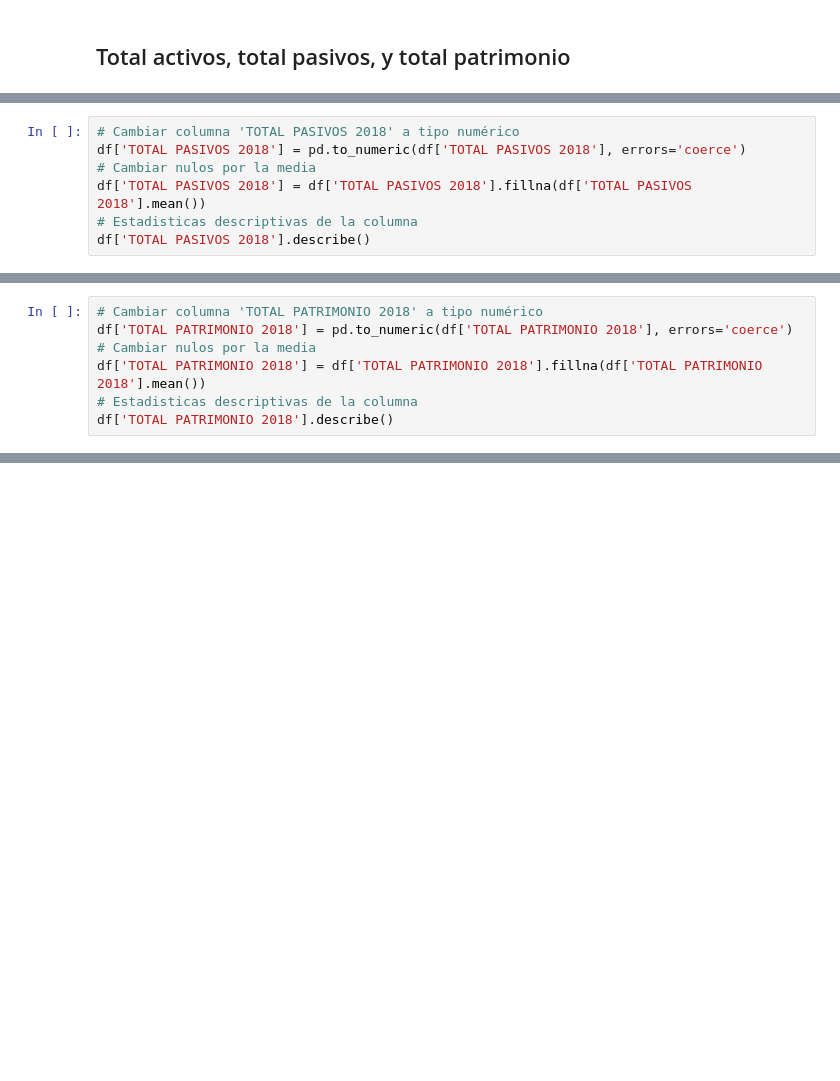
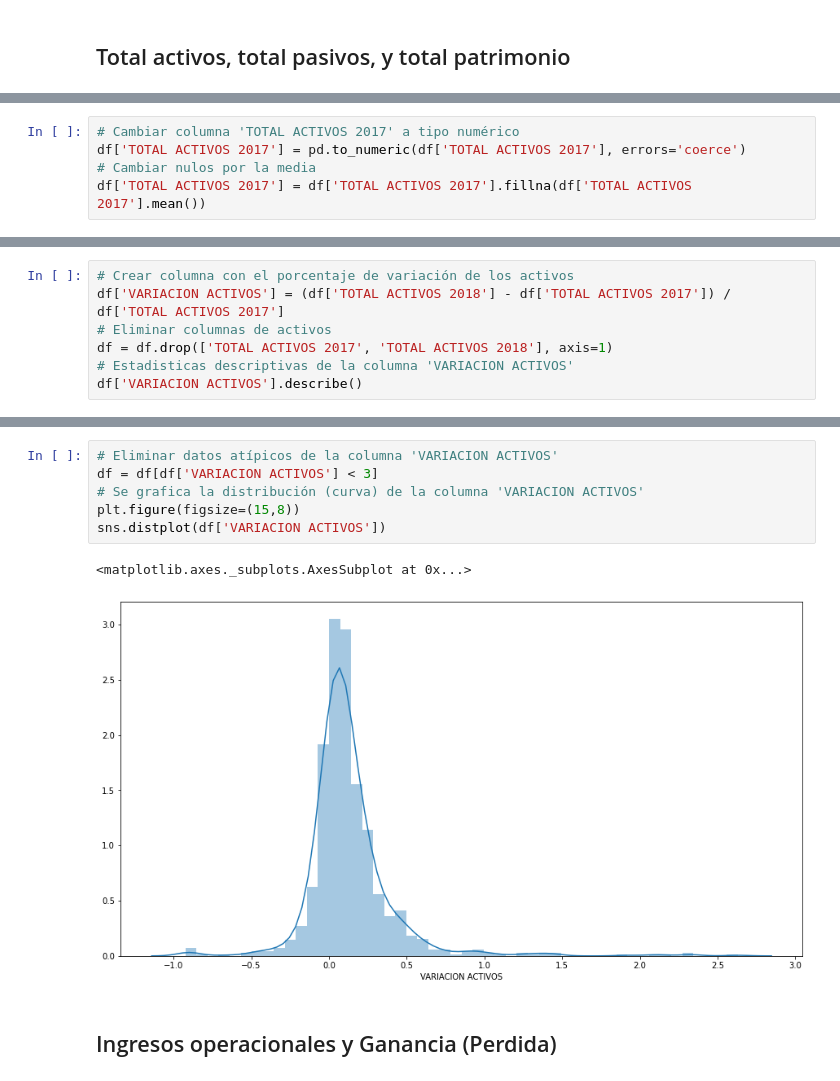
Before and after one commit to JESUSDAVIDBARRIOS/repo_labs_BI, a Jupyter notebook: lab2/entendimiento_limpieza.ipynb, the cells around one changed output, grey strips where cells are left out. Drawn from its saved outputs; the diff is of its cells as text; blank space fills up the shorter version.

```diff
--- a/lab2/entendimiento_limpieza.ipynb
+++ b/lab2/entendimiento_limpieza.ipynb
@@ -391,3 +314,8 @@ Name: GANANCIA (PERDIDA) 2018, dtype: float64
+# %%
+# Cambiar columna 'TOTAL ACTIVOS 2017' a tipo numérico
+df['TOTAL ACTIVOS 2017'] = pd.to_numeric(df['TOTAL ACTIVOS 2017'], errors='coerce')
+# Cambiar nulos por la media
+df['TOTAL ACTIVOS 2017'] = df['TOTAL ACTIVOS 2017'].fillna(df['TOTAL ACTIVOS 2017'].mean())
 # %%
 # Cambiar columna 'TOTAL ACTIVOS 2018' a tipo numérico
 df['TOTAL ACTIVOS 2018'] = pd.to_numeric(df['TOTAL ACTIVOS 2018'], errors='coerce')
@@ -408,7 +323,0 @@ Name: TOTAL ACTIVOS 2018, dtype: float64
-# %%
-# Cambiar columna 'TOTAL PASIVOS 2018' a tipo numérico
-df['TOTAL PASIVOS 2018'] = pd.to_numeric(df['TOTAL PASIVOS 2018'], errors='coerce')
-# Cambiar nulos por la media
-df['TOTAL PASIVOS 2018'] = df['TOTAL PASIVOS 2018'].fillna(df['TOTAL PASIVOS 2018'].mean())
-# Estadisticas descriptivas de la columna
-df['TOTAL PASIVOS 2018'].describe()
@@ -425,7 +323,0 @@ Name: TOTAL PASIVOS 2018, dtype: float64
-# %%
-# Cambiar columna 'TOTAL PATRIMONIO 2018' a tipo numérico
-df['TOTAL PATRIMONIO 2018'] = pd.to_numeric(df['TOTAL PATRIMONIO 2018'], errors='coerce')
-# Cambiar nulos por la media
-df['TOTAL PATRIMONIO 2018'] = df['TOTAL PATRIMONIO 2018'].fillna(df['TOTAL PATRIMONIO 2018'].mean())
-# Estadisticas descriptivas de la columna
-df['TOTAL PATRIMONIO 2018'].describe()
@@ -441,0 +324,7 @@ Name: TOTAL PATRIMONIO 2018, dtype: float64
+# %%
+# Crear columna con el porcentaje de variación de los activos
+df['VARIACION ACTIVOS'] = (df['TOTAL ACTIVOS 2018'] - df['TOTAL ACTIVOS 2017']) / df['TOTAL ACTIVOS 2017']
+# Eliminar columnas de activos
+df = df.drop(['TOTAL ACTIVOS 2017', 'TOTAL ACTIVOS 2018'], axis=1)
+# Estadisticas descriptivas de la columna 'VARIACION ACTIVOS'
+df['VARIACION ACTIVOS'].describe()
@@ -441,0 +341,11 @@ Name: TOTAL PATRIMONIO 2018, dtype: float64
+# %%
+# Eliminar datos atípicos de la columna 'VARIACION ACTIVOS'
+df = df[df['VARIACION ACTIVOS'] < 3]
+# Se grafica la distribución (curva) de la columna 'VARIACION ACTIVOS'
+plt.figure(figsize=(15,8))
+sns.distplot(df['VARIACION ACTIVOS'])
+# %% [output]
+<matplotlib.axes._subplots.AxesSubplot at 0x...>
+[figure, added]
+# %% [markdown]
+## Ingresos operacionales y Ganancia (Perdida)
```
Also changed, not shown: parts of 32 cells of this notebook, 1 other file.
